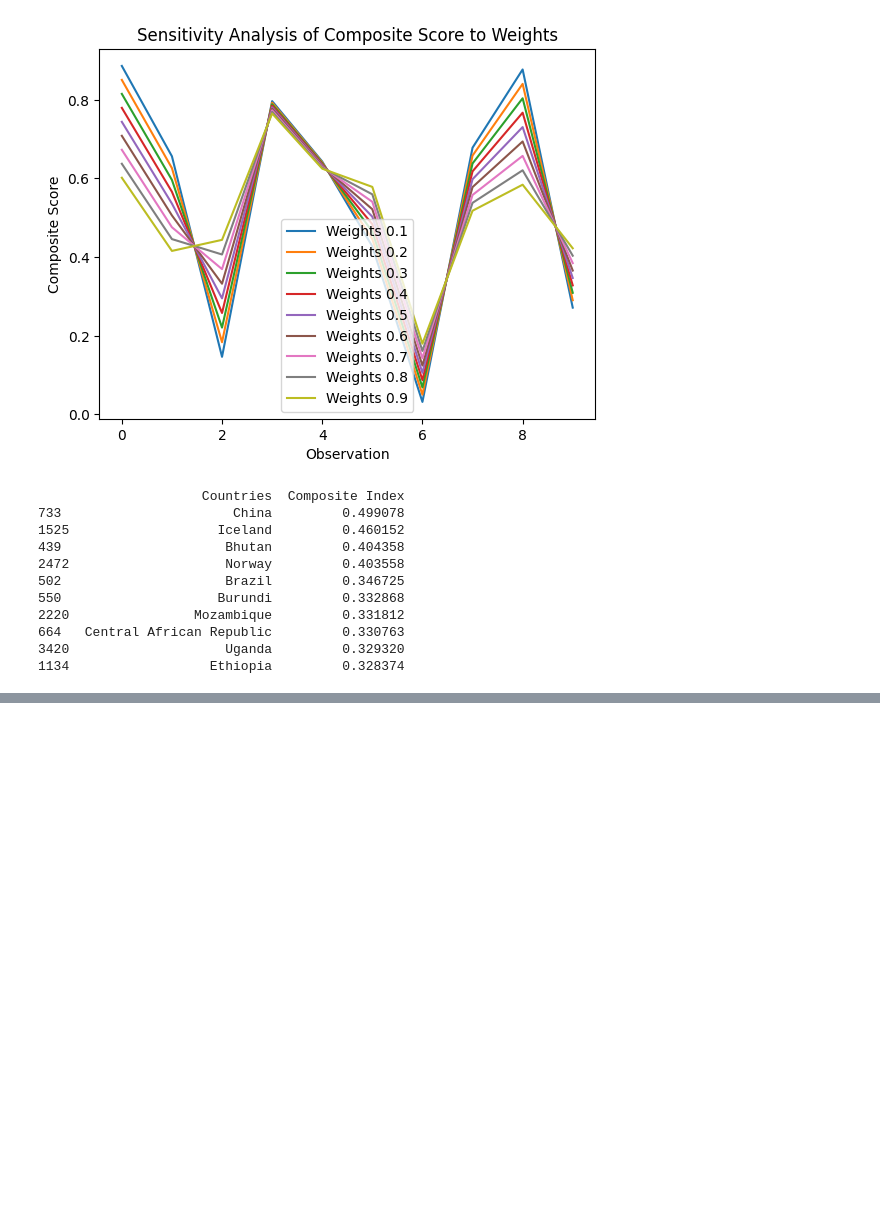
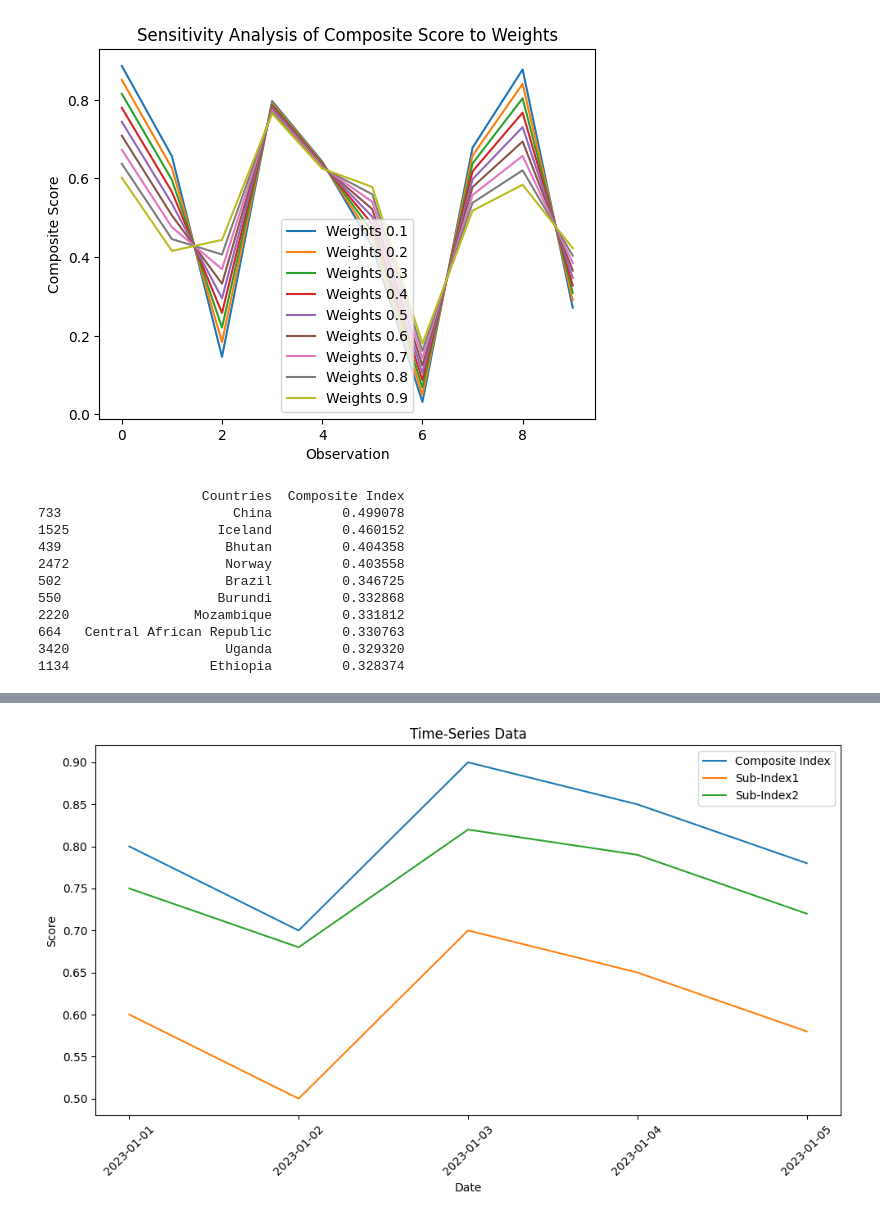
Before and after one commit to Annas-khan424/Data-visualisation, a Jupyter notebook: main.ipynb, the cells around one changed output, grey strips where cells are left out. Saved outputs shown, nothing was run; the diff lists cells and outputs as text; code cells hidden in the pictures; blank space fills up the shorter version.

```diff
--- a/main.ipynb
+++ b/main.ipynb
@@ -1104,0 +1182,35 @@ print(top_10_countries)
+# %%
+
+
+
+# Example data (replace with your actual data)
+data_time = {
+    'Date': ['2023-01-01', '2023-01-02', '2023-01-03', '2023-01-04', '2023-01-05'],
+    'Composite Index': [0.8, 0.7, 0.9, 0.85, 0.78],
+    'Sub-Index1': [0.6, 0.5, 0.7, 0.65, 0.58],
+    'Sub-Index2': [0.75, 0.68, 0.82, 0.79, 0.72]
+}
+df_time = pd.DataFrame(data_time)
+
+data_corr = {
+    'Composite Index': [1.0, 0.85, 0.92],
+    'Sub-Index1': [0.85, 1.0, 0.78],
+    'Sub-Index2': [0.92, 0.78, 1.0]
+}
+df_corr = pd.DataFrame(data_corr, index=['Composite Index', 'Sub-Index1', 'Sub-Index2'])
+
+
+# Plotting time-series data
+plt.figure(figsize=(10, 6))
+plt.plot(df_time['Date'], df_time['Composite Index'], label='Composite Index')
+plt.plot(df_time['Date'], df_time['Sub-Index1'], label='Sub-Index1')
+plt.plot(df_time['Date'], df_time['Sub-Index2'], label='Sub-Index2')
+plt.xlabel('Date')
+plt.ylabel('Score')
+plt.title('Time-Series Data')
+plt.legend()
+plt.xticks(rotation=45)
+plt.tight_layout()
+plt.show()
+# %% [output]
+[figure, added]
```
Also changed, not shown: parts of 5 cells of this notebook.
